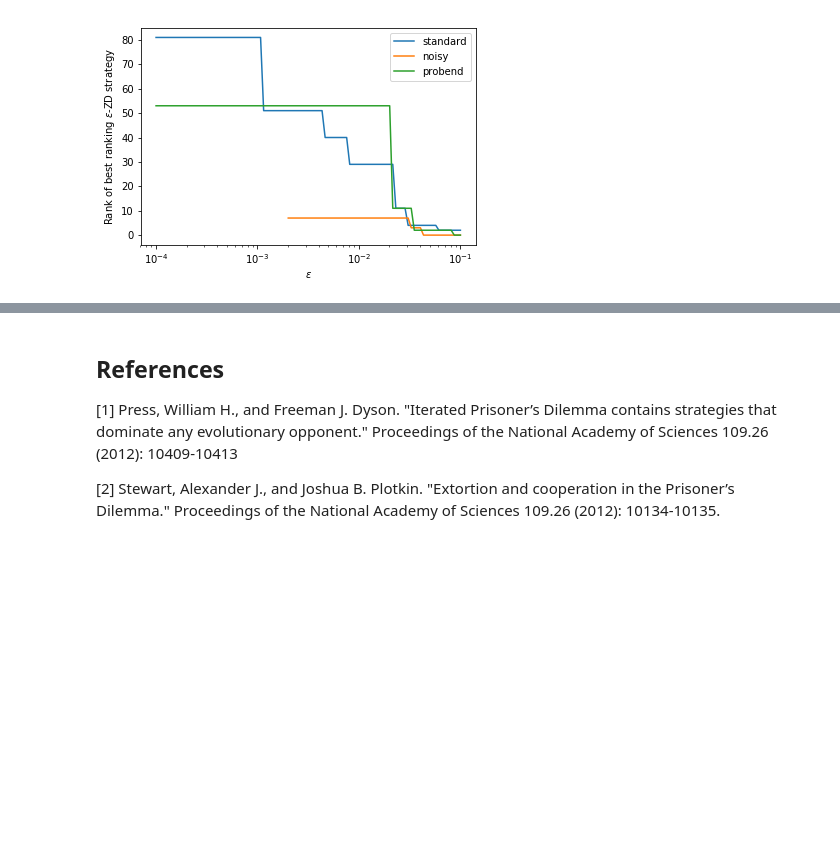
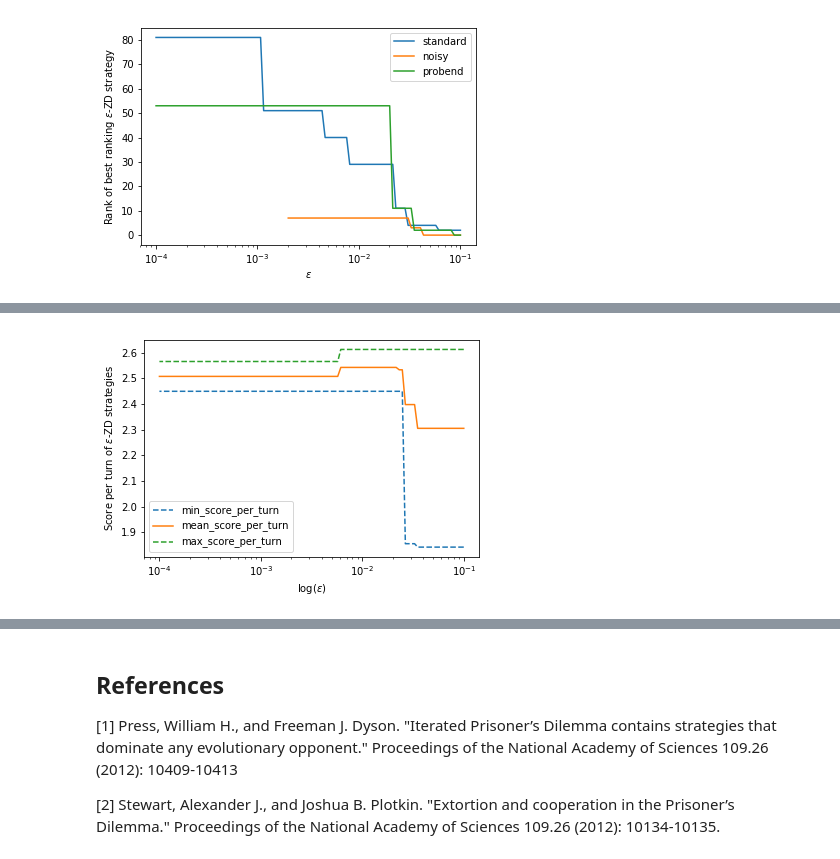
Before and after one commit to drvinceknight/testing_for_ZD, a Jupyter notebook: main.ipynb, the cells around one changed output, grey strips where cells are left out. Cells and saved outputs as stored; diff of their text form; code cells hidden in the pictures; blank space fills up the shorter version.

```diff
--- a/main.ipynb
+++ b/main.ipynb
@@ -181,0 +254,14 @@ plt.show();
+# %%
+fig = plt.figure()
+ax = plt.gca()
+
+ax.plot(df["epsilon"], df["min_score_per_turn"], "--")
+ax.plot(df["epsilon"], df["mean_score_per_turn"])
+ax.plot(df["epsilon"], df["max_score_per_turn"], "--")
+ax.set_xscale('log')
+plt.xlabel("$\log(\epsilon)$")
+plt.ylabel("Score per turn of $\epsilon$-ZD strategies")
+plt.legend()
+plt.show();
+# %% [output]
+[figure, added]
```
Also changed, not shown: parts of 12 cells of this notebook.
